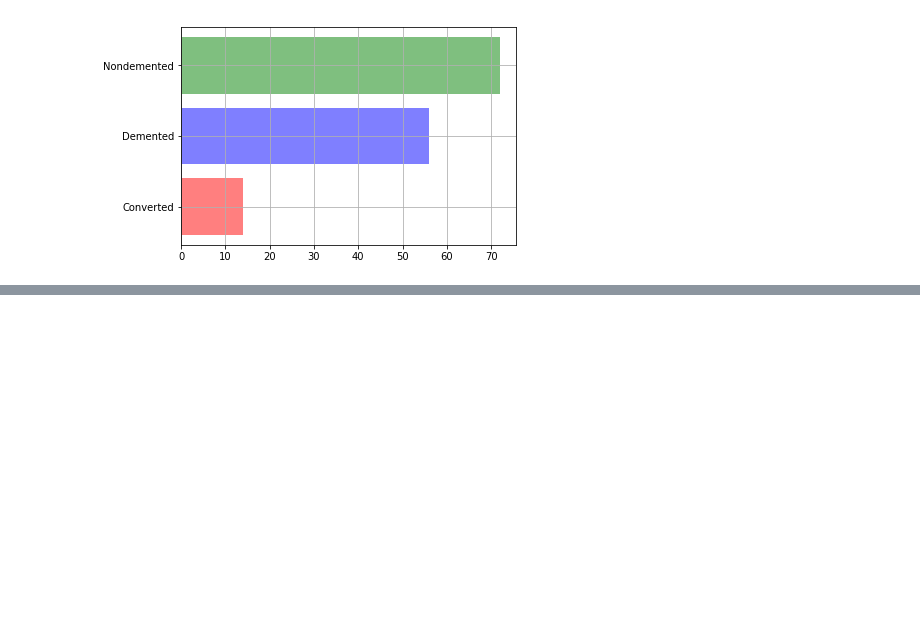
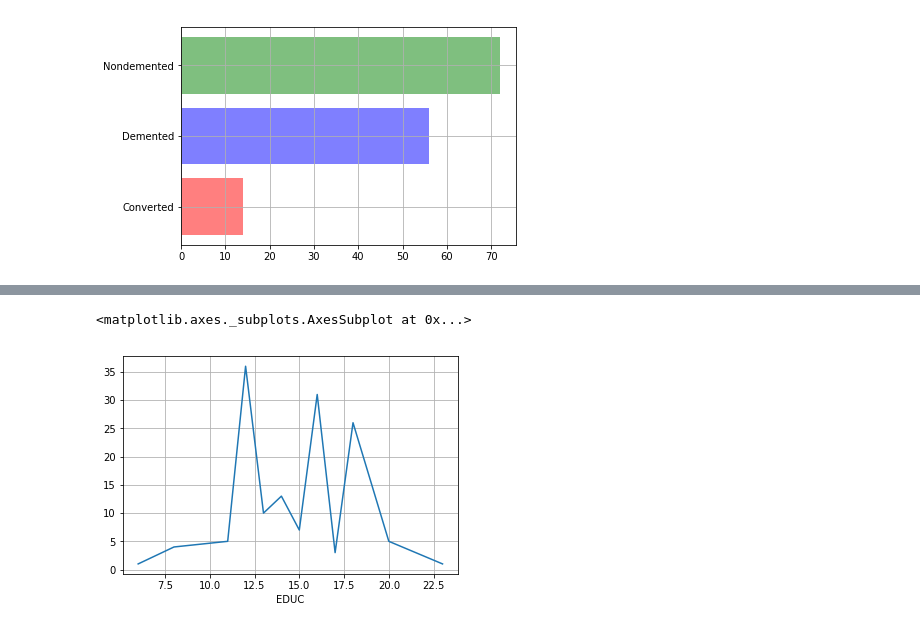
Before and after one commit to madhavi-r/Mashya_repo, a Jupyter notebook: Shishir's Notebook.ipynb, the cells around one changed output, grey strips where cells are left out. Cells and saved outputs as stored; diff of their text form; code cells hidden in the pictures; blank space fills up the shorter version.

```diff
--- a/Shishir's Notebook.ipynb
+++ b/Shishir's Notebook.ipynb
@@ -93,0 +134,7 @@ bins =
+# %%
+#line chart
+education_grouped = latest_visit_df.groupby(['EDUC']).count()['Subject ID']
+education_grouped.plot(kind = 'line', grid=True)
+# %% [output]
+<matplotlib.axes._subplots.AxesSubplot at 0x...>
+[figure, added]
```
Also changed, not shown: parts of 12 cells of this notebook, 2 other files.
